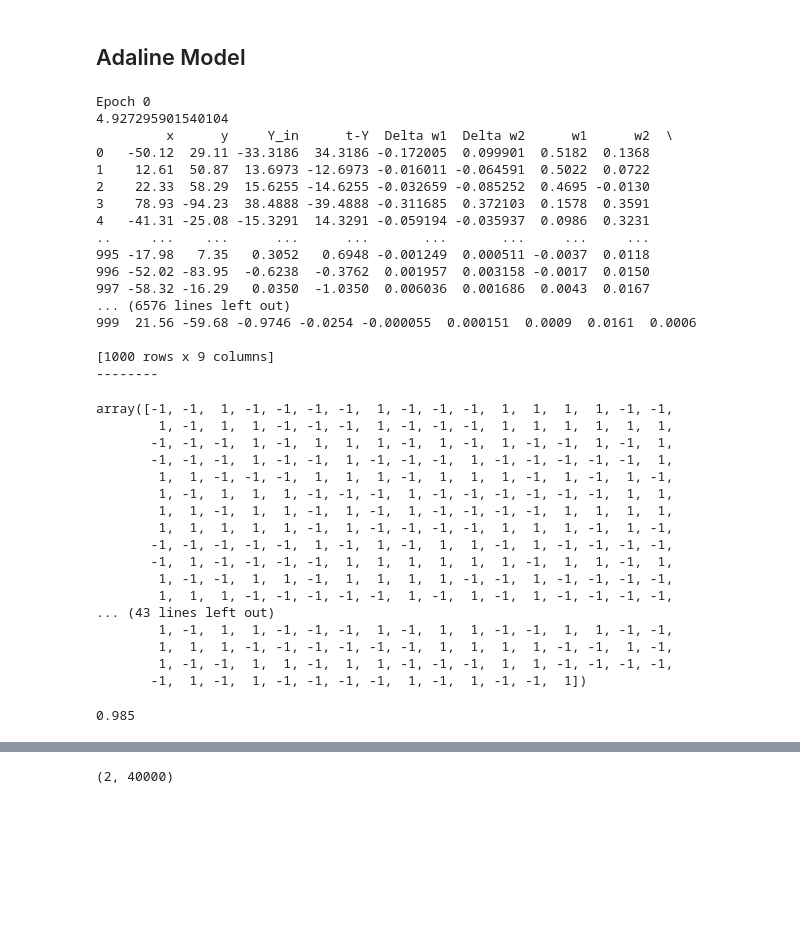
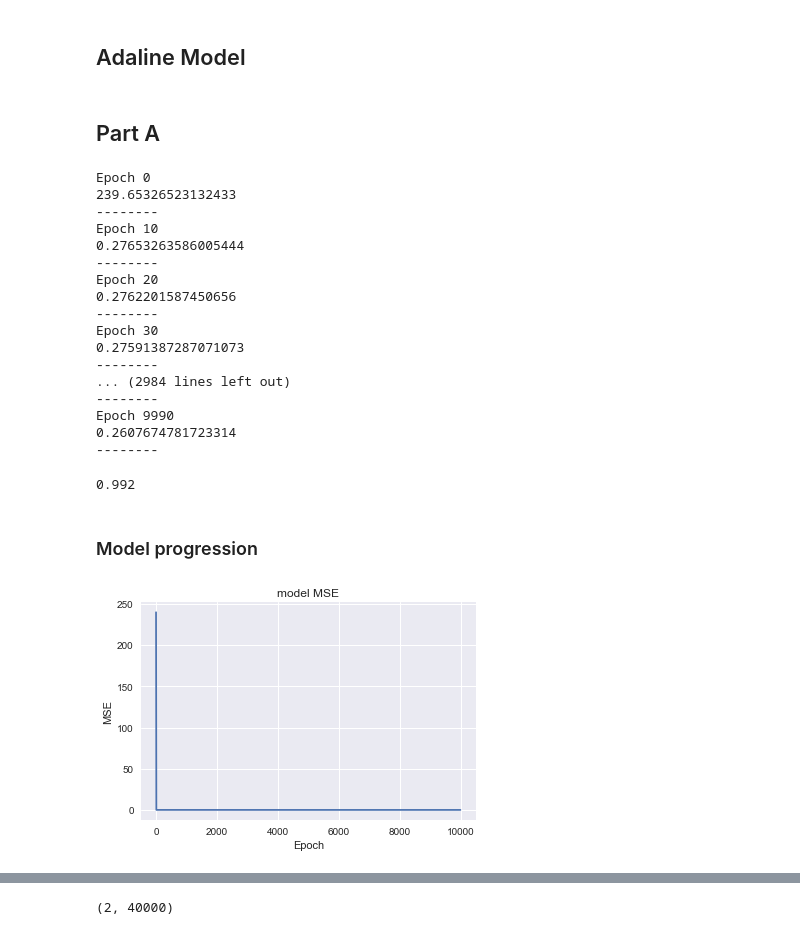
Before and after one commit to zivm20/NN-Spring-Project-1, a Jupyter notebook: Main_program .ipynb, the cells around one changed output, grey strips where cells are left out. Saved outputs shown, nothing was run; the diff lists cells and outputs as text; code cells hidden in the pictures; blank space fills up the shorter version.

```diff
--- a/Main_program .ipynb
+++ b/Main_program .ipynb
@@ -151,49 +177,41 @@ class Adaline:
         for i in targetIndexes:
             target.append(self.possible_targets[i])
         return np.array(target)
+# %% [markdown]
+## Part A
 # %%
-ad = Adaline(seed)
-ad.fit(trainA.loc[:,["x","y"]],trainA["target"],verbose=2, logRate = 10)
+ad = Adaline(seed, bias=0.1)
+perfomance = ad.fit(trainA.loc[:,["x","y"]],trainA["target"],verbose=1, logRate = 10)
 # %% [output]
 Epoch 0
-4.927295901540104
-         x      y     Y_in      t-Y  Delta w1  Delta w2      w1      w2  \
-0   -50.12  29.11 -33.3186  34.3186 -0.172005  0.099901  0.5182  0.1368
-1    12.61  50.87  13.6973 -12.6973 -0.016011 -0.064591  0.5022  0.0722
-2    22.33  58.29  15.6255 -14.6255 -0.032659 -0.085252  0.4695 -0.0130
-3    78.93 -94.23  38.4888 -39.4888 -0.311685  0.372103  0.1578  0.3591
-4   -41.31 -25.08 -15.3291  14.3291 -0.059194 -0.035937  0.0986  0.3231
-..     ...    ...      ...      ...       ...       ...     ...     ...
-995 -17.98   7.35   0.3052   0.6948 -0.001249  0.000511 -0.0037  0.0118
-996 -52.02 -83.95  -0.6238  -0.3762  0.001957  0.003158 -0.0017  0.0150
-997 -58.32 -16.29   0.0350  -1.0350  0.006036  0.001686  0.0043  0.0167
-... (6576 lines left out)
-999  21.56 -59.68 -0.9746 -0.0254 -0.000055  0.000151  0.0009  0.0161  0.0006
-
-[1000 rows x 9 columns]
+239.65326523132433
 --------
+Epoch 10
+0.27653263586005444
+--------
+Epoch 20
+0.2762201587450656
+--------
+Epoch 30
+0.27591387287071073
+--------
+... (2984 lines left out)
+--------
+Epoch 9990
+0.2607674781723314
+--------
 # %%
 testA_res = ad.predict(testA.loc[:,["x","y"]])
-testA_res
+accuracy_score(testA["target"],testA_res)
 # %% [output]
-array([-1, -1,  1, -1, -1, -1, -1,  1, -1, -1, -1,  1,  1,  1,  1, -1, -1,
-        1, -1,  1,  1, -1, -1, -1,  1, -1, -1, -1,  1,  1,  1,  1,  1,  1,
-       -1, -1, -1,  1, -1,  1,  1,  1, -1,  1, -1,  1, -1, -1,  1, -1,  1,
-       -1, -1, -1,  1, -1, -1,  1, -1, -1, -1,  1, -1, -1, -1, -1, -1,  1,
-        1,  1, -1, -1, -1,  1,  1,  1, -1,  1,  1,  1, -1,  1, -1,  1, -1,
-        1, -1,  1,  1,  1, -1, -1, -1,  1, -1, -1, -1, -1, -1, -1,  1,  1,
-        1,  1, -1,  1,  1, -1,  1, -1,  1, -1, -1, -1, -1,  1,  1,  1,  1,
-        1,  1,  1,  1,  1, -1,  1, -1, -1, -1, -1,  1,  1,  1, -1,  1, -1,
-       -1, -1, -1, -1, -1,  1, -1,  1, -1,  1,  1, -1,  1, -1, -1, -1, -1,
-       -1,  1, -1, -1, -1, -1,  1,  1,  1,  1,  1,  1, -1,  1,  1, -1,  1,
-        1, -1, -1,  1,  1, -1,  1,  1,  1,  1, -1, -1,  1, -1, -1, -1, -1,
-        1,  1,  1, -1, -1, -1, -1, -1,  1, -1,  1, -1,  1, -1, -1, -1, -1,
-... (43 lines left out)
-        1, -1,  1,  1, -1, -1, -1,  1, -1,  1,  1, -1, -1,  1,  1, -1, -1,
-        1,  1,  1, -1, -1, -1, -1, -1, -1,  1,  1,  1,  1, -1, -1,  1, -1,
-        1, -1, -1,  1,  1, -1,  1,  1, -1, -1, -1,  1,  1, -1, -1, -1, -1,
-       -1,  1, -1,  1, -1, -1, -1, -1,  1, -1,  1, -1, -1,  1])
+0.992
-# %%
-accuracy_score(testA["target"],testA_res)
-# %% [output]
-0.985
+# %% [markdown]
+### Model progression
+# %%
+plt.plot(perfomance["Epoch"],perfomance["MSE"])
+plt.title("model MSE")
+plt.xlabel("Epoch")
+plt.ylabel("MSE")
+plt.show()
+# %% [output]
+[figure, added]
```
Also changed, not shown: parts of 13 cells of this notebook.
